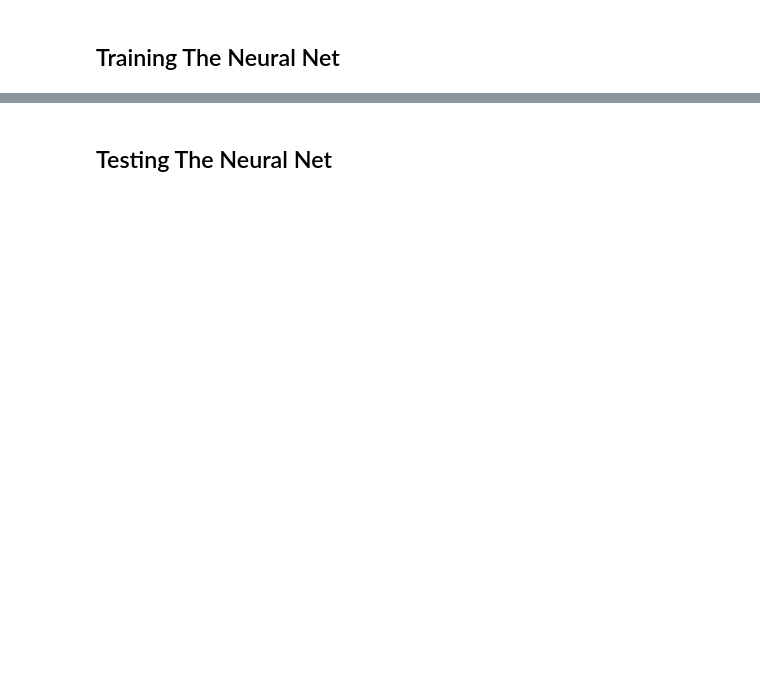
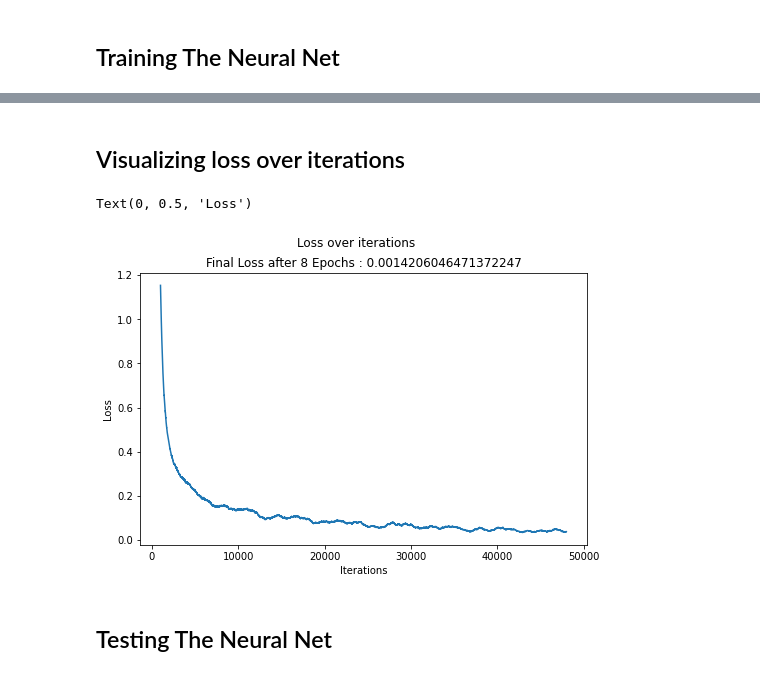
Before and after one commit to sahilpohare/Neural-Net-MNIST-Using-Pytorch, a Jupyter notebook: MNIST Using Pytorch.ipynb, the cells around one changed output, grey strips where cells are left out. Cells and saved outputs as stored; diff of their text form; code cells hidden in the pictures; blank space fills up the shorter version.

```diff
--- a/MNIST Using Pytorch.ipynb
+++ b/MNIST Using Pytorch.ipynb
@@ -98,3 +113,15 @@ for epoch in tqdm_notebook(range(EPOCH)):
+# %% [markdown]
+## Visualizing loss over iterations
+# %%
+df = pd.DataFrame({'losses' : losses})
+df['losses'].rolling(window=1000).mean().plot(figsize=(8,5))
+plt.title(f"Final Loss after {EPOCH} Epochs : {losses[-1]}")
+plt.xlabel("Iterations")
+plt.suptitle("Loss over iterations")
+plt.ylabel("Loss")
+# %% [output]
+Text(0, 0.5, 'Loss')
+[figure, added]
 # %% [markdown]
 ## Testing The Neural Net
 # %%
```
Also changed, not shown: parts of 10 cells of this notebook.
